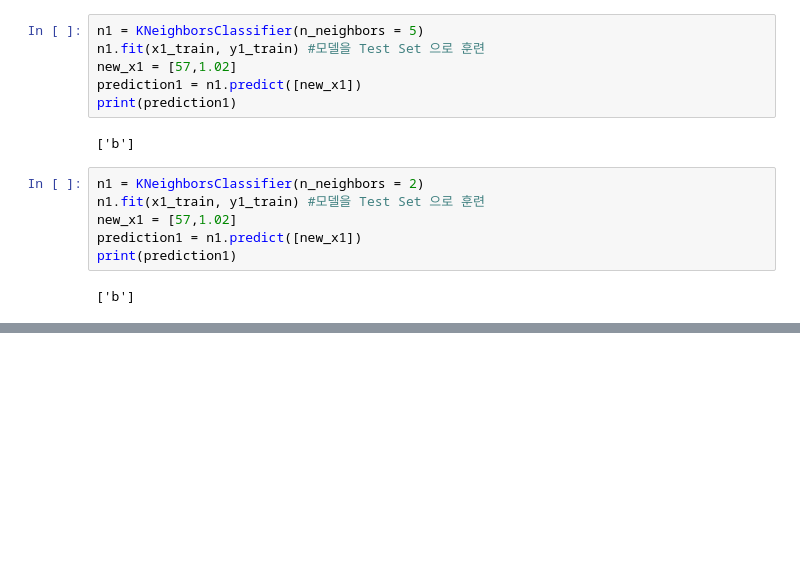
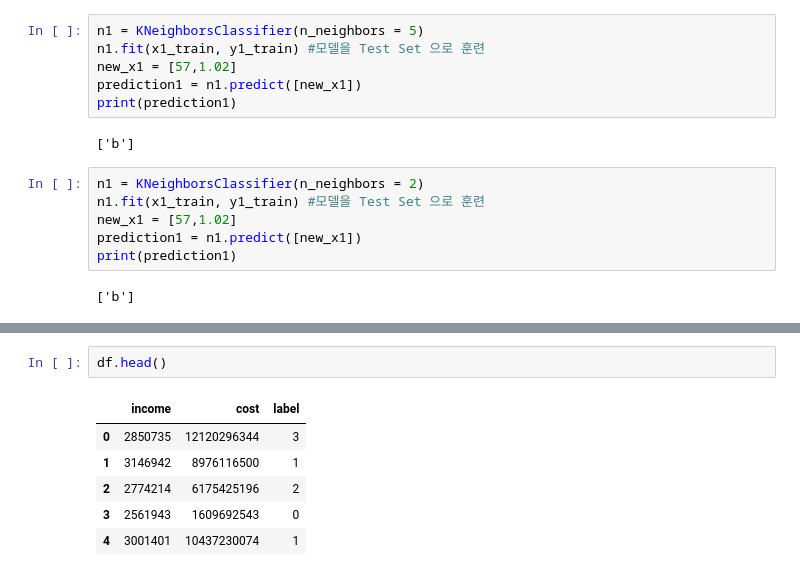
Before and after one commit to cyc20480/Data_Analysis_JBEDU, a Jupyter notebook: 080124_001.ipynb, the cells around one changed output, grey strips where cells are left out. Saved outputs shown, nothing was run; the diff lists cells and outputs as text; blank space fills up the shorter version.

```diff
--- a/080124_001.ipynb
+++ b/080124_001.ipynb
@@ -301,0 +318,9 @@ print(prediction1)
+# %%
+df.head()
+# %% [output]
+|  | income | cost | label |
+| 0 | 2850735 | 12120296344 | 3 |
+| 1 | 3146942 | 8976116500 | 1 |
+| 2 | 2774214 | 6175425196 | 2 |
+| 3 | 2561943 | 1609692543 | 0 |
+| 4 | 3001401 | 10437230074 | 1 |
```
Also changed, not shown: parts of 10 cells of this notebook.
